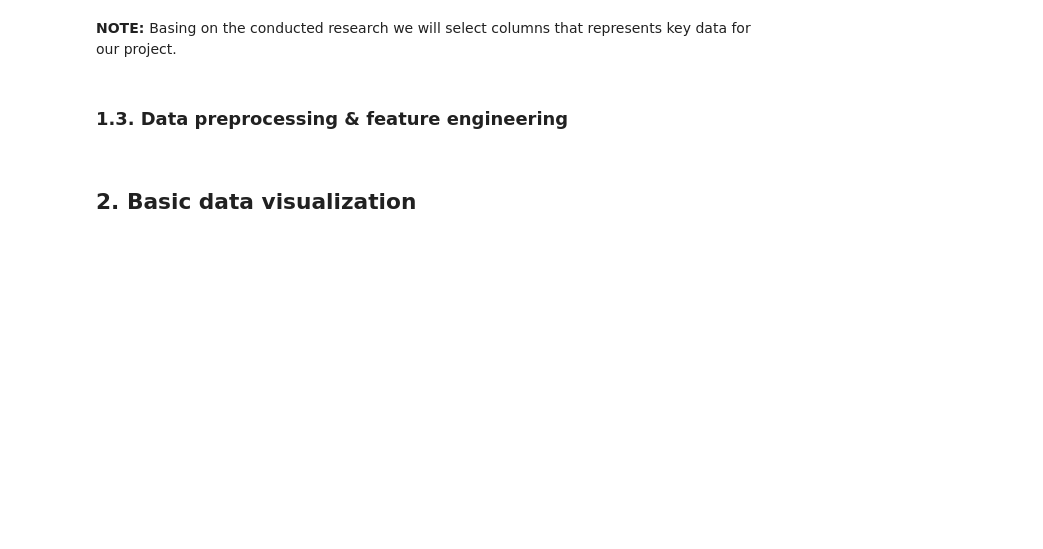
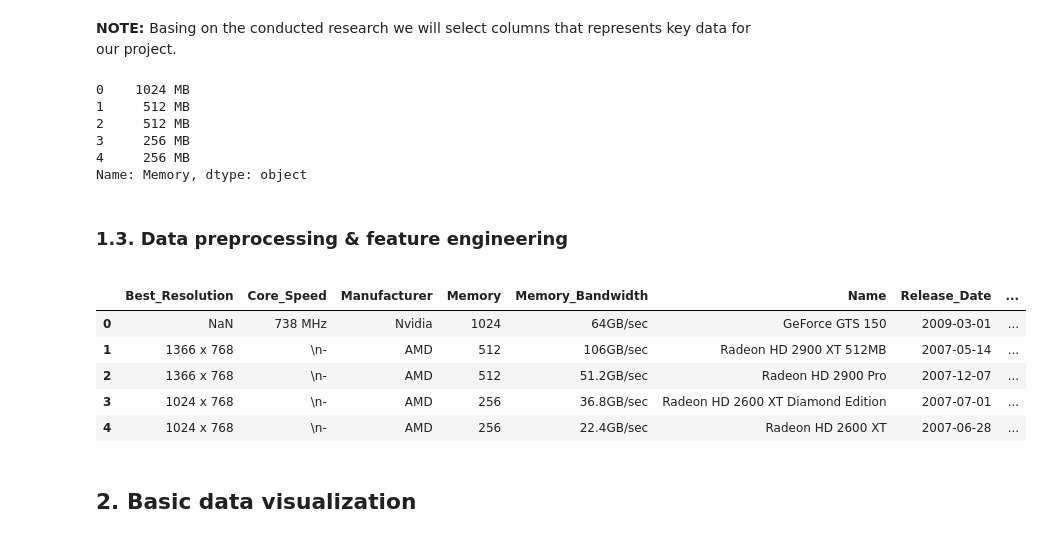
Before and after one commit to VitaliiTn/gpu_prediction_app, a Jupyter notebook: predict-gpus-of-the-future.ipynb, the cells around one changed output. Cells and saved outputs as stored; diff of their text form; code cells hidden in the pictures; blank space fills up the shorter version.

```diff
--- a/predict-gpus-of-the-future.ipynb
+++ b/predict-gpus-of-the-future.ipynb
@@ -122,4 +121,13 @@ key_columns = ['Best_Resolution', 'Core_Speed', \
 dataset = dataset[key_columns]
+# %%
+dataset["Memory"].head()
+# %% [output]
+0    1024 MB
+1     512 MB
+2     512 MB
+3     256 MB
+4     256 MB
+Name: Memory, dtype: object
 # %% [markdown]
 ### 1.3. Data preprocessing & feature engineering
 <a id="data_preprocessing"></a>
@@ -132,6 +140,15 @@ dataset['Release_Year']=dataset['Release_Date'].dt.year
 dataset['Release_Month']=dataset['Release_Date'].dt.month
 dataset['Release']= \
     dataset['Release_Year'] + dataset['Release_Month']/12
+# %%
+dataset.head()
+# %% [output]
+|  | Best_Resolution | Core_Speed | Manufacturer | Memory | Memory_Bandwidth | Name | Release_Date | ... |
+| 0 | NaN | 738 MHz | Nvidia | 1024 | 64GB/sec | GeForce GTS 150 | 2009-03-01 | ... |
+| 1 | 1366 x 768 | \n- | AMD | 512 | 106GB/sec | Radeon HD 2900 XT 512MB | 2007-05-14 | ... |
+| 2 | 1366 x 768 | \n- | AMD | 512 | 51.2GB/sec | Radeon HD 2900 Pro | 2007-12-07 | ... |
+| 3 | 1024 x 768 | \n- | AMD | 256 | 36.8GB/sec | Radeon HD 2600 XT Diamond Edition | 2007-07-01 | ... |
+| 4 | 1024 x 768 | \n- | AMD | 256 | 22.4GB/sec | Radeon HD 2600 XT | 2007-06-28 | ... |
 # %%
 dataset['Memory'] = dataset['Memory'].str[:-3].fillna(0).astype(int)
 # %%
```
Also changed, not shown: parts of 9 cells of this notebook, 1 other file.
